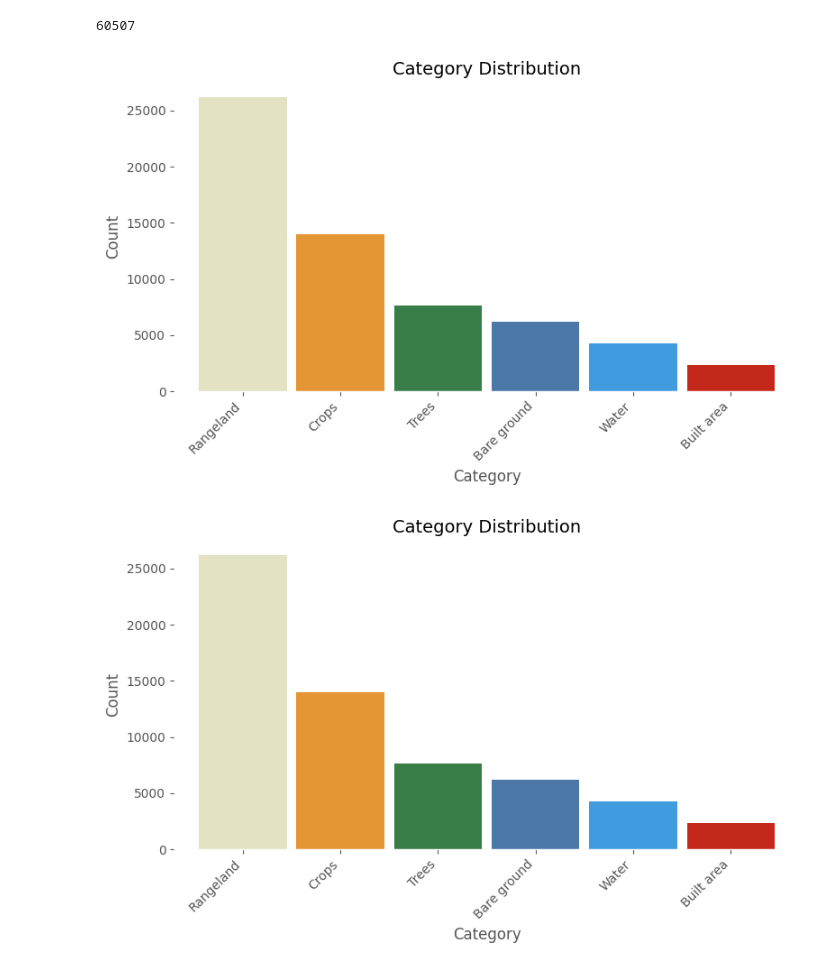
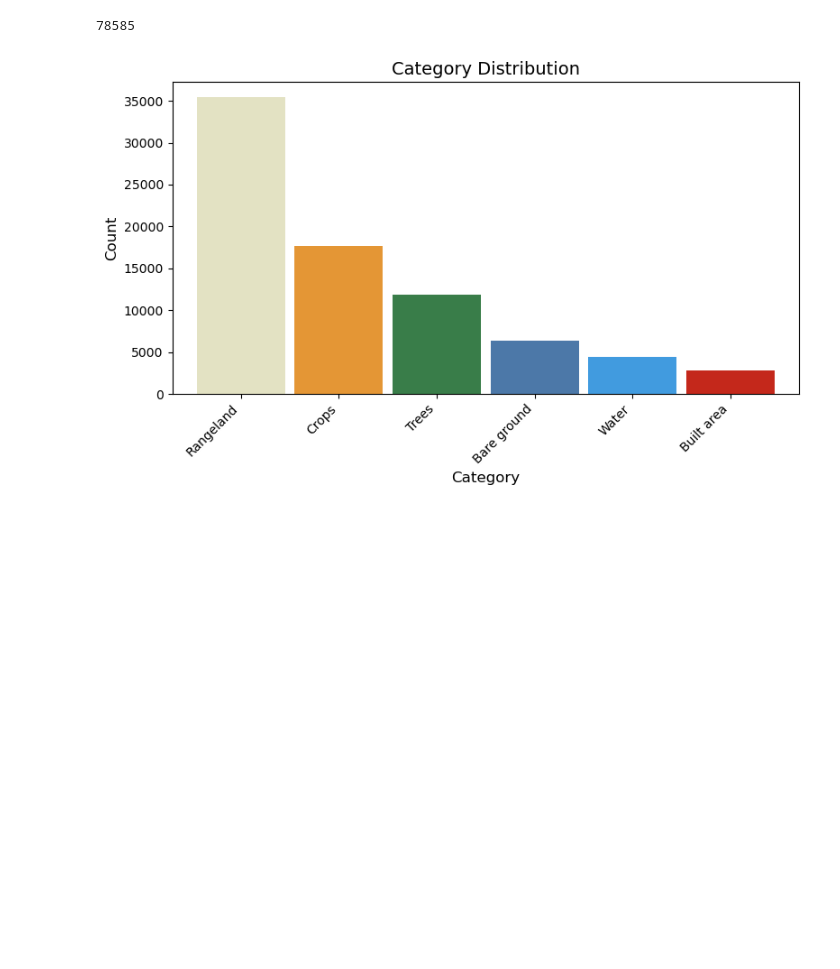
Before and after one commit to ClarkCGA/gelos-lc, a Jupyter notebook: notebooks/00_exploredataset.ipynb, the cells around one changed output. Cells and saved outputs as stored; diff of their text form; code cells hidden in the pictures; blank space fills up the shorter version.

```diff
--- a/notebooks/00_exploredataset.ipynb
+++ b/notebooks/00_exploredataset.ipynb
@@ -3,5 +5,8 @@ import geopandas as gpd
+# %%
+data_root = Path('/app/data/raw/')
+version = 'v0.50.1'
 # %%
-chip_gdf = gpd.read_file(data_root / 'gelos_chip_tracker.geojson')
+chip_gdf = gpd.read_file(data_root / version / 'gelos_chip_tracker.geojson')
 # %%
 category_colors = {
     "Water": "#419bdf",
@@ -14,21 +19,20 @@ category_colors = {
 # %%
 len(chip_gdf)
 # %% [output]
-60507
+78585
 # %%
 fig, ax = plt.subplots(figsize=(8, 5))
 fig.patch.set_facecolor("white")
 ax.set_facecolor("white")
 counts = chip_gdf['category'].value_counts()
 colors = [category_colors.get(cat, "#4C78A8") for cat in counts.index]
 counts.plot(kind='bar', ax=ax, color=colors, width=0.9)
 ax.set_title('Category Distribution', fontsize=14)
 ax.set_xlabel('Category', fontsize=12)
 ax.set_ylabel('Count', fontsize=12)
 ax.grid(False)
 ax.set_xticklabels(ax.get_xticklabels(), rotation=45, ha='right')
 plt.tight_layout()
-fig
+plt.show()
 # %% [output]
-[figure, old version]
+[figure, new version]
-[figure, removed]
```
Also changed, not shown: parts of 1 cell of this notebook, 24 other files.
